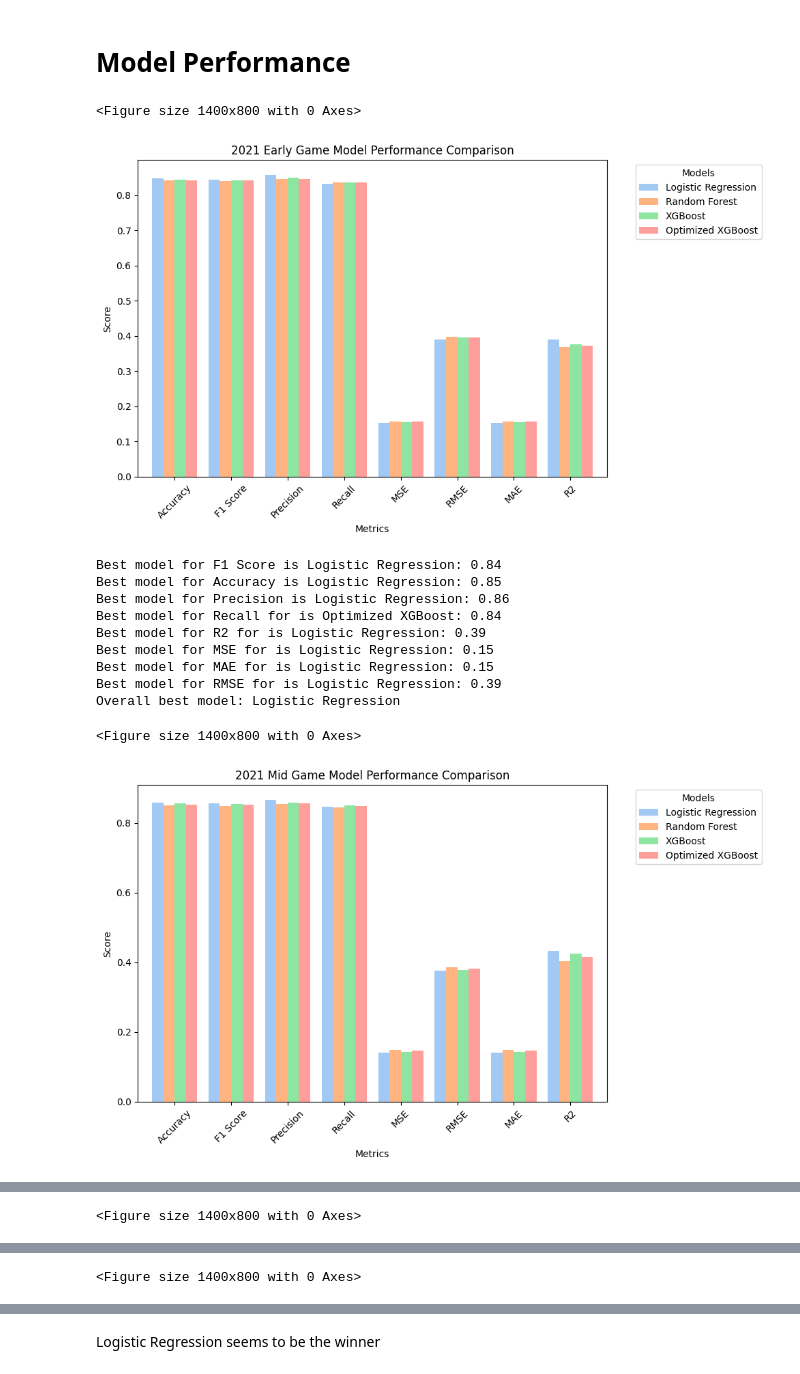
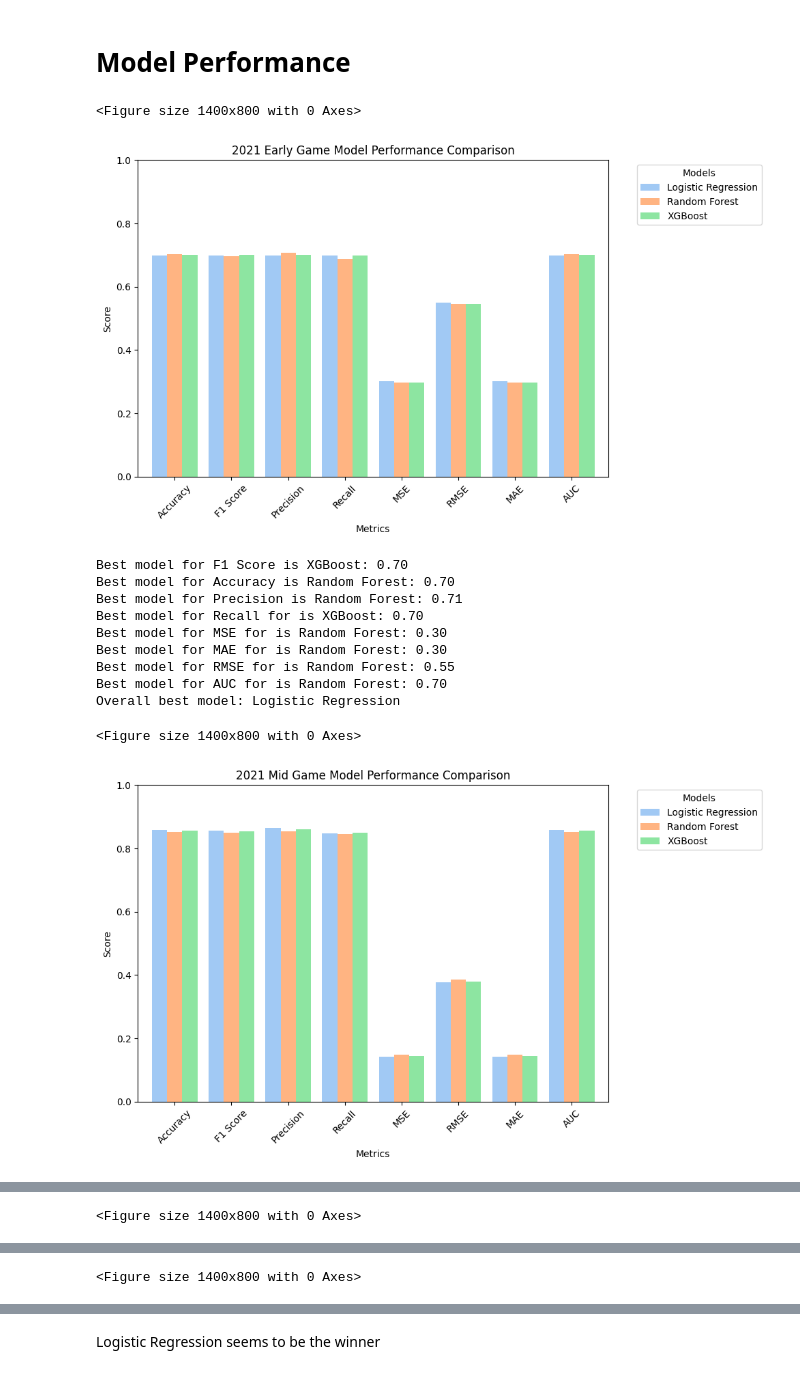
Before and after one commit to ktongk/Datasci, a Jupyter notebook: dataSciFinal.ipynb, the cells around one changed output, grey strips where cells are left out. Saved outputs shown, nothing was run; the diff lists cells and outputs as text; code cells hidden in the pictures.

```diff
--- a/dataSciFinal.ipynb
+++ b/dataSciFinal.ipynb
@@ -249,8 +239,6 @@ While looking at correlations, I've decided to scale the data for better correla
 select_col = ['firstblood', 'firstdragon', 'firstbaron', 'inhibitors', 'dragons',
               'teamkills', 'teamdeaths', 'xpdiffat25', 'xpdiffat10','golddiffat10',
               'golddiffat25', 'result']
-scaler = StandardScaler()
-team_stats[select_col] = scaler.fit_transform(team_stats[select_col])
 
 corr_matrix = team_stats[select_col].corr()
 plt.figure(figsize=(10, 8))
@@ -390,7 +378,7 @@ def calculate_metrics(y_true, y_pred):
         'MSE': mean_squared_error(y_true, y_pred),
         'RMSE': np.sqrt(mean_squared_error(y_true, y_pred)),
         'MAE': mean_absolute_error(y_true, y_pred),
-        'R2': r2_score(y_true, y_pred)
+        'AUC': roc_auc_score(y_true, y_pred)
     }
 # %%
 def logistic_regression(df, iter, C, penalty):
@@ -516,40 +502,40 @@ models = {
         'Early Game': {
             'Logistic Regression': logistic_regression(log_early_2021, 1000, 1, 'l2'),
             'Random Forest': random_forest(xgb_early_2021, 100, 10),
-            'XGBoost': xgboost(xgb_early_2021, 100, 3, 0.1),
-            'Optimized XGBoost': optimized_xgboost(xgb_early_2021)
+            'XGBoost': xgboost(xgb_early_2021, 100, 3, 0.1)
+            # 'Optimized XGBoost': optimized_xgboost(xgb_early_2021)
         },
         'Mid Game': {
             'Logistic Regression': logistic_regression(log_mid_2021, 1000, 1, 'l2'),
             'Random Forest': random_forest(xgb_mid_2021, 100, 10),
-            'XGBoost': xgboost(xgb_mid_2021, 100, 3, 0.1),
-            'Optimized XGBoost': optimized_xgboost(xgb_mid_2021)
+            'XGBoost': xgboost(xgb_mid_2021, 100, 3, 0.1)
+            #'Optimized XGBoost': optimized_xgboost(xgb_mid_2021)
         },
         'Late Game': {
             'Logistic Regression': logistic_regression(log_end_2021, 1000, 1, 'l2'),
             'Random Forest': random_forest(xgb_end_2021, 100, 10),
-            'XGBoost': xgboost(xgb_end_2021, 100, 3, 0.1),
-            'Optimized XGBoost': optimized_xgboost(xgb_end_2021)
+            'XGBoost': xgboost(xgb_end_2021, 100, 3, 0.1)
+            #'Optimized XGBoost': optimized_xgboost(xgb_end_2021)
         }
     },
     '2016': {
         'Early Game': {
             'Logistic Regression': logistic_regression(log_early_2016, 1000, 1, 'l2'),
             'Random Forest': random_forest(xgb_early_2016, 100, 10),
-            'XGBoost': xgboost(xgb_early_2016, 100, 3, 0.1),
-            'Optimized XGBoost': optimized_xgboost(xgb_early_2016)
+            'XGBoost': xgboost(xgb_early_2016, 100, 3, 0.1)
+            #'Optimized XGBoost': optimized_xgboost(xgb_early_2016)
         },
         'Mid Game': {
             'Logistic Regression': logistic_regression(log_mid_2016, 1000, 1, 'l2'),
             'Random Forest': random_forest(xgb_mid_2016, 100, 10),
-            'XGBoost': xgboost(xgb_mid_2016, 100, 3, 0.1),
-            'Optimized XGBoost': optimized_xgboost(xgb_mid_2016)
+            'XGBoost': xgboost(xgb_mid_2016, 100, 3, 0.1)
+            #'Optimized XGBoost': optimized_xgboost(xgb_mid_2016)
         },
         'Late Game': {
             'Logistic Regression': logistic_regression(log_end_2016, 1000, 1, 'l2'),
             'Random Forest': random_forest(xgb_end_2016, 100, 10),
-            'XGBoost': xgboost(xgb_end_2016, 100, 3, 0.1),
-            'Optimized XGBoost': optimized_xgboost(xgb_end_2016)
+            'XGBoost': xgboost(xgb_end_2016, 100, 3, 0.1)
+            #'Optimized XGBoost': optimized_xgboost(xgb_end_2016)
         }
     }
 }
@@ -655,7 +592,6 @@ def plot_comparisons(df, year, state):
   sns.set_palette("pastel")
   df.T.plot(kind='bar', width=0.8, figsize=(10, 6))
 
-  # Add titles and labels
   plt.title(f'{year} {state} Model Performance Comparison')
   plt.xlabel('Metrics')
   plt.ylabel('Score')
@@ -663,6 +599,7 @@ def plot_comparisons(df, year, state):
   plt.legend(title='Models', bbox_to_anchor=(1.05, 1), loc='upper left')
 
   plt.tight_layout()
+  plt.ylim(0, 1)
   plt.show()
 # %%
 def dict_to_df(dictionary):
@@ -695,51 +632,50 @@ for year, states in models.items():
     best_model_recall = df['Recall'].idxmax()
     best_recall_score = df['Recall'].max()
 
-    best_model_r2 = df['R2'].idxmax()
-    best_r2_score = df['R2'].max()
-
     best_model_mse = df['MSE'].idxmin()
     best_mse_score = df['MSE'].min()
 
     best_model_mae = df['MAE'].idxmin()
     best_mae_score = df['MAE'].min()
 
     best_model_rmse = df['RMSE'].idxmin()
     best_rmse_score = df['RMSE'].min()
 
-    models = ['Logistic Regression', 'Random Forest', 'XGBoost', 'Optimized XGBoost']
+    best_model_auc = df['AUC'].idxmax()
+    best_auc_score = df['AUC'].max()
+
+    models = ['Logistic Regression', 'Random Forest', 'XGBoost'] # removed 'Optimized XGBoost' because it takes too long to train
     wins = {model: 0 for model in models}
     for metric in df.columns:
       best_model_for_metric = df[metric].idxmax()
       wins[best_model_for_metric] += 1
 
     best_model = max(wins, key=wins.get)
 
     print(f'Best model for F1 Score is {best_model_f1}: {best_f1_score:.2f}')
     print(f'Best model for Accuracy is {best_model_accuracy}: {best_accuracy_score:.2f}')
     print(f'Best model for Precision is {best_model_precision}: {best_precision_score:.2f}')
     print(f'Best model for Recall for is {best_model_recall}: {best_recall_score:.2f}')
-    print(f'Best model for R2 for is {best_model_r2}: {best_r2_score:.2f}')
     print(f'Best model for MSE for is {best_model_mse}: {best_mse_score:.2f}')
     print(f'Best model for MAE for is {best_model_mae}: {best_mae_score:.2f}')
     print(f'Best model for RMSE for is {best_model_rmse}: {best_rmse_score:.2f}')
+    print(f'Best model for AUC for is {best_model_auc}: {best_auc_score:.2f}')
     print(f'Overall best model: {best_model}')
     print()
-    #plot_metrics(models_dict, year, state)
 # %% [output]
 <Figure size 1400x800 with 0 Axes>
-[figure, old version]
+[figure, new version]
-Best model for F1 Score is Logistic Regression: 0.84
-Best model for Accuracy is Logistic Regression: 0.85
-Best model for Precision is Logistic Regression: 0.86
-Best model for Recall for is Optimized XGBoost: 0.84
-Best model for R2 for is Logistic Regression: 0.39
-Best model for MSE for is Logistic Regression: 0.15
-Best model for MAE for is Logistic Regression: 0.15
-Best model for RMSE for is Logistic Regression: 0.39
+Best model for F1 Score is XGBoost: 0.70
+Best model for Accuracy is Random Forest: 0.70
+Best model for Precision is Random Forest: 0.71
+Best model for Recall for is XGBoost: 0.70
+Best model for MSE for is Random Forest: 0.30
+Best model for MAE for is Random Forest: 0.30
+Best model for RMSE for is Random Forest: 0.55
+Best model for AUC for is Random Forest: 0.70
 Overall best model: Logistic Regression
 <Figure size 1400x800 with 0 Axes>
-[figure, old version]
+[figure, new version]
 Best model for F1 Score is Logistic Regression: 0.86
 Best model for Accuracy is Logistic Regression: 0.86
 Best model for Precision is Logistic Regression: 0.87
```
Also changed, not shown: parts of 22 cells of this notebook.
